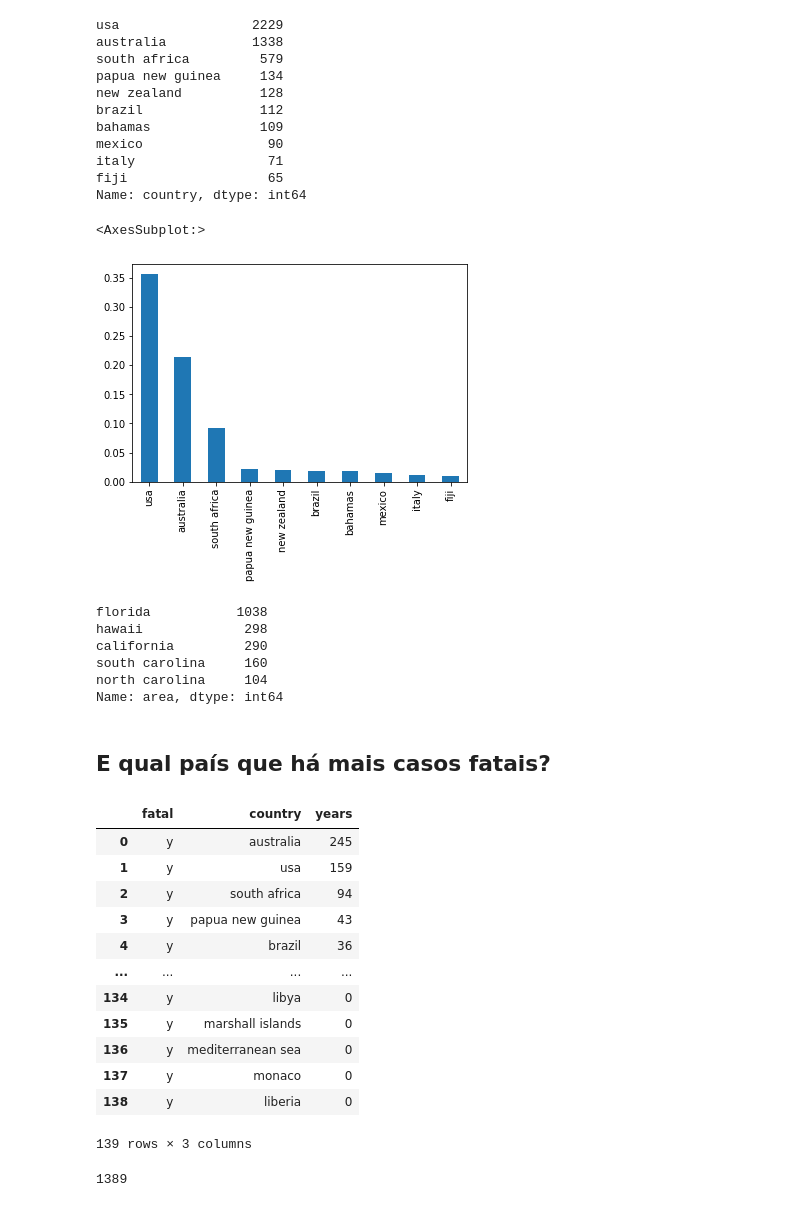
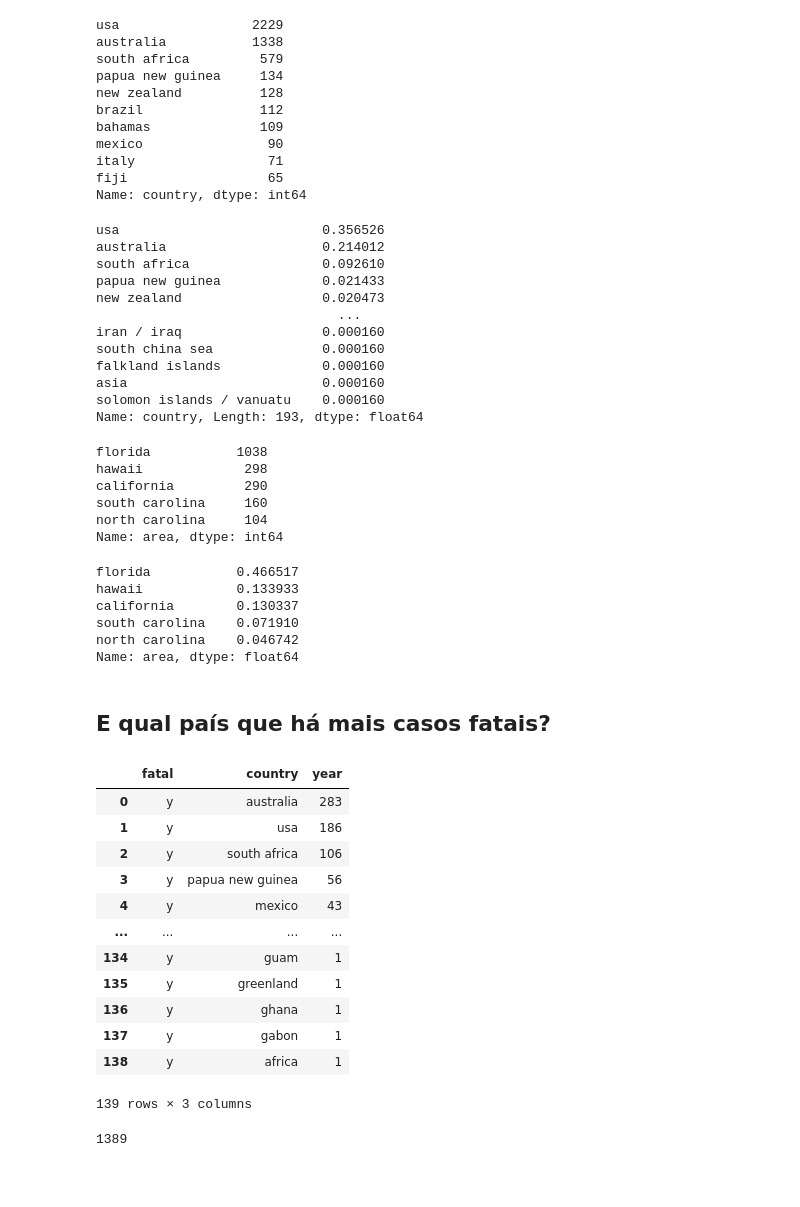
Before and after one commit to solakamiashiro/project1, a Jupyter notebook: shark_attack.ipynb, the cells around one changed output. Drawn from its saved outputs; the diff is of its cells as text; code cells hidden in the pictures; blank space fills up the shorter version.

```diff
--- a/shark_attack.ipynb
+++ b/shark_attack.ipynb
@@ -249,28 +213,6 @@ def area_lines(rows):
 attacks['area'] = attacks['area'].apply(area_lines)
 # %% [markdown]
 ## Tratamento nas atividades e fatal
-# %%
-attacks.loc[attacks['activity'].str.contains('surf', case=False, na=False), 'activity'] = 'Surfing'
-attacks.loc[attacks['activity'].str.contains('boarding', case=False, na=False), 'activity'] = 'Surfing'
-attacks.loc[attacks['activity'].str.contains('swim', case=False, na=False), 'activity'] = 'Swimming'
-attacks.loc[attacks['activity'].str.contains('fishing', case=False, na=False), 'activity'] = 'Fishing'
-attacks.loc[attacks['activity'].str.contains('aquarium', case=False, na=False), 'activity'] = 'Fishing'
-attacks.loc[attacks['activity'].str.contains('hunt', case=False, na=False), 'activity'] = 'Fishing'
-attacks.loc[attacks['activity'].str.contains('trap', case=False, na=False), 'activity'] = 'Fishing'
-attacks.loc[attacks['activity'].str.contains('walk', case=False, na=False), 'activity'] = 'Swimming'
-attacks.loc[attacks['activity'].str.contains('wading', case=False, na=False), 'activity'] = 'Swimming'
-attacks.loc[attacks['activity'].str.contains('float', case=False, na=False), 'activity'] = 'Swimming'
-attacks.loc[attacks['activity'].str.contains('Treading water', case=False, na=False), 'activity'] = 'Swimming'
-attacks.loc[attacks['activity'].str.contains('pull', case=False, na=False), 'activity'] = 'Fishing'
-attacks.loc[attacks['activity'].str.contains('pick', case=False, na=False), 'activity'] = 'Fishing'
-attacks.loc[attacks['activity'].str.contains('bath', case=False, na=False), 'activity'] = 'Swimming'
-attacks.loc[attacks['activity'].str.contains('diving', case=False, na=False), 'activity'] = 'Diving'
-attacks.loc[attacks['activity'].str.contains('snorkel', case=False, na=False), 'activity'] = 'Diving'
-attacks.loc[attacks['activity'].str.contains('photo', case=False, na=False), 'activity'] = 'Photo shoot'
-attacks.loc[attacks['activity'].str.contains('film', case=False, na=False), 'activity'] = 'Filming'
-attacks.loc[attacks['activity'].str.contains('float', case=False, na=False), 'activity'] = 'Floating'
-attacks.loc[attacks['activity'].str.contains('boarding', case=False, na=False), 'activity'] = 'Boarding'
-attacks.loc[attacks['activity'].str.contains('wash', case=False, na=False), 'activity'] = 'Washing'
 # %%
 def activity_lines(rows):
     try:
@@ -329,7 +271,7 @@ Index(['case number', 'date', 'year', 'type', 'country', 'area', 'location',
        'investigator or source', 'years'],
       dtype='object')
 # %%
-attacks_shark = attacks[['years', 'country', 'area', 'activity', 'fatal']]
+attacks_shark = attacks[['year', 'country', 'area', 'activity', 'fatal']]
 # %%
 attacks_shark
 # %% [output]
@@ -365,10 +307,20 @@ italy                 71
 fiji                  65
 Name: country, dtype: int64
 # %%
-attacks_shark['country'].value_counts(normalize = True).head(10).plot(kind = 'bar')
+attacks_shark['country'].value_counts(normalize = True)
 # %% [output]
-<AxesSubplot:>
+usa                          0.356526
+australia                    0.214012
+south africa                 0.092610
+papua new guinea             0.021433
+new zealand                  0.020473
+                               ...
+iran / iraq                  0.000160
+south china sea              0.000160
+falkland islands             0.000160
+asia                         0.000160
+solomon islands / vanuatu    0.000160
+Name: country, Length: 193, dtype: float64
-[figure, removed]
 # %%
 attacks_usa = attacks_shark[attacks_shark['country'] == 'usa']
 # %%
@@ -380,24 +332,33 @@ california         290
 south carolina     160
 north carolina     104
 Name: area, dtype: int64
+# %%
+attacks_usa['area'].value_counts(normalize = True).head()
+# %% [output]
+florida           0.466517
+hawaii            0.133933
+california        0.130337
+south carolina    0.071910
+north carolina    0.046742
+Name: area, dtype: float64
 # %% [markdown]
 ## E qual país que há mais casos fatais?
 # %%
 attacks_fatal=attacks_shark.loc[attacks_shark['fatal']=='y',:]
-attacks_fatal[['years','fatal','country']].groupby(by=['fatal','country']).count().sort_values(by='years', ascending=False).reset_index()
+attacks_fatal[['year','fatal','country']].groupby(by=['fatal','country']).count().sort_values(by='year', ascending=False).reset_index()
 # %% [output]
-|  | fatal | country | years |
-| 0 | y | australia | 245 |
-| 1 | y | usa | 159 |
-| 2 | y | south africa | 94 |
-| 3 | y | papua new guinea | 43 |
-| 4 | y | brazil | 36 |
+|  | fatal | country | year |
+| 0 | y | australia | 283 |
+| 1 | y | usa | 186 |
+| 2 | y | south africa | 106 |
+| 3 | y | papua new guinea | 56 |
+| 4 | y | mexico | 43 |
 | ... | ... | ... | ... |
-| 134 | y | libya | 0 |
-| 135 | y | marshall islands | 0 |
-| 136 | y | mediterranean sea | 0 |
-| 137 | y | monaco | 0 |
-| 138 | y | liberia | 0 |
+| 134 | y | guam | 1 |
+| 135 | y | greenland | 1 |
+| 136 | y | ghana | 1 |
+| 137 | y | gabon | 1 |
+| 138 | y | africa | 1 |
 139 rows × 3 columns
 # %%
 total_fatal=len(attacks_fatal.loc[attacks_fatal['fatal']=='y','fatal'])
```
Also changed, not shown: parts of 19 cells of this notebook, 2 other files.
